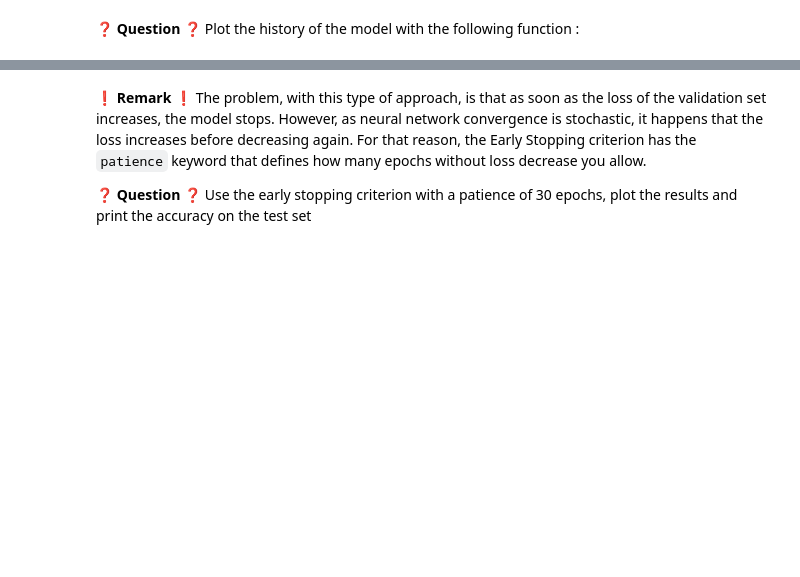
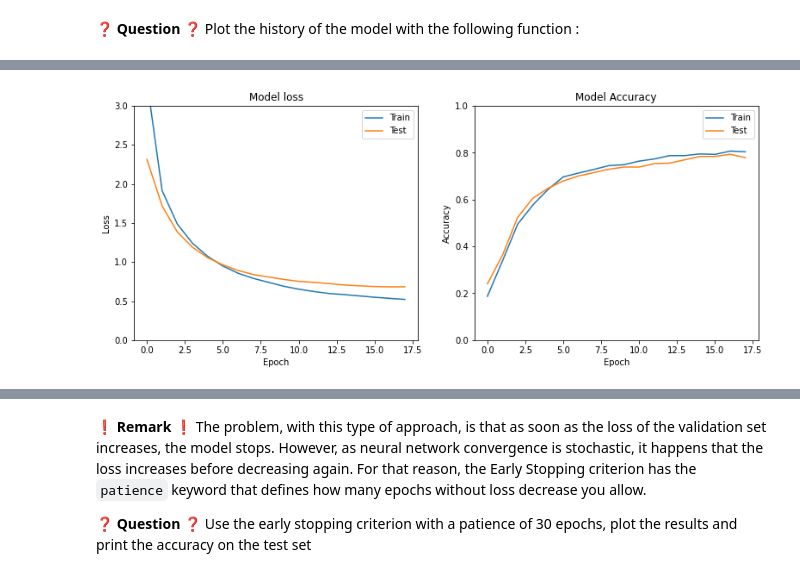
Before and after one commit to abibalimi/lewagon-data-challenges, a Jupyter notebook: 06-Deep-Learning/02-Optimizer-loss-and-fitting/02-How-to-properly-prevent-overfitting/how_to_properly_prevent_overfitting.ipynb, the cells around one changed output, grey strips where cells are left out. Cells and saved outputs as stored; diff of their text form; code cells hidden in the pictures; blank space fills up the shorter version.

```diff
--- a/06-Deep-Learning/02-Optimizer-loss-and-fitting/02-How-to-properly-prevent-overfitting/how_to_properly_prevent_overfitting.ipynb
+++ b/06-Deep-Learning/02-Optimizer-loss-and-fitting/02-How-to-properly-prevent-overfitting/how_to_properly_prevent_overfitting.ipynb
@@ -260,0 +279,4 @@ history = model.fit(X_train, y_train,
+# %%
+plot_loss_accuracy(history)
+# %% [output]
+[figure, added]
```
Also changed, not shown: parts of 33 cells of this notebook.
